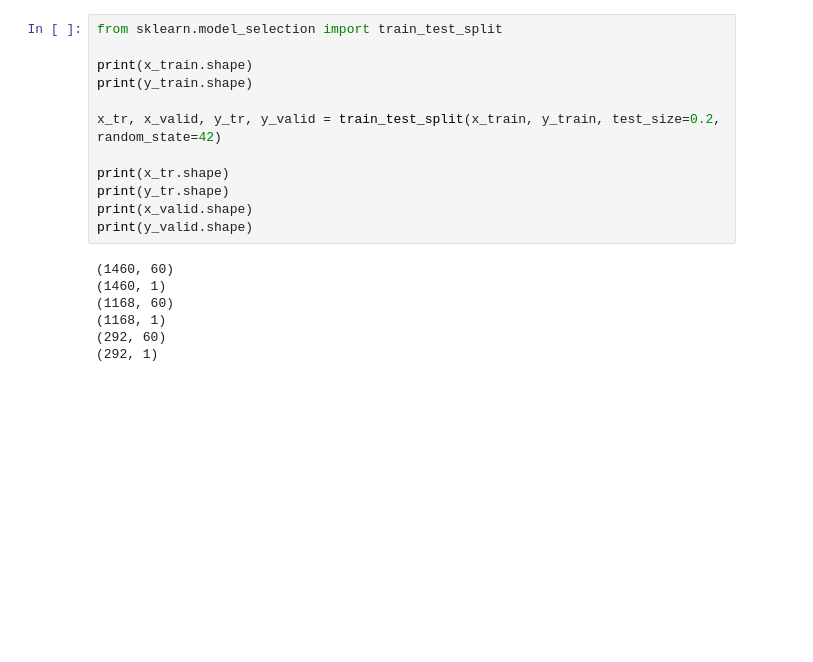
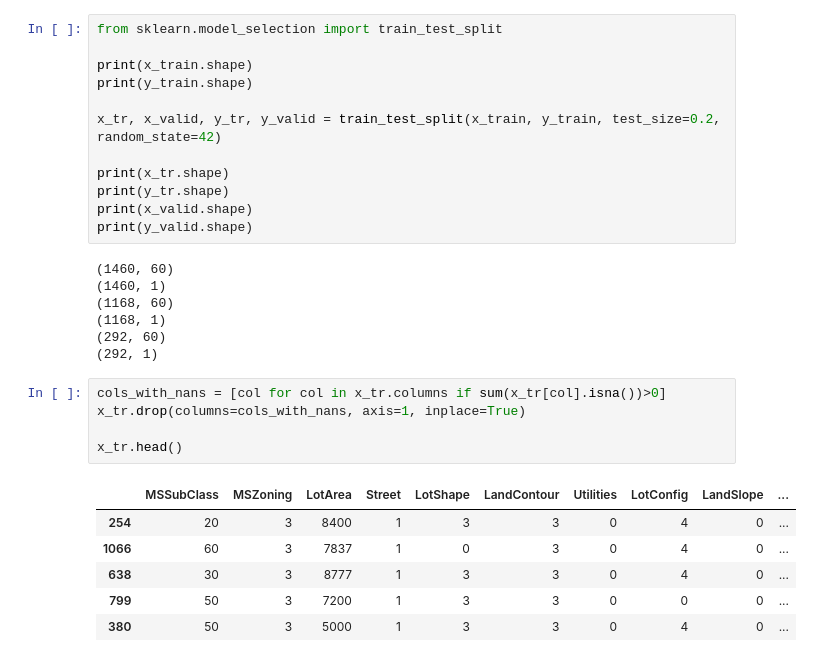
Before and after one commit to gauridargar/housepricing, a Jupyter notebook: notebook/model.ipynb, the cells around one changed output. Drawn from its saved outputs; the diff is of its cells as text; blank space fills up the shorter version.

```diff
--- a/notebook/model.ipynb
+++ b/notebook/model.ipynb
@@ -190,3 +178,15 @@ print(y_valid.shape)
 (1168, 1)
 (292, 60)
 (292, 1)
+# %%
+cols_with_nans = [col for col in x_tr.columns if sum(x_tr[col].isna())>0]
+x_tr.drop(columns=cols_with_nans, axis=1, inplace=True)
+
+x_tr.head()
+# %% [output]
+|  | MSSubClass | MSZoning | LotArea | Street | LotShape | LandContour | Utilities | LotConfig | LandSlope | ... |
+| 254 | 20 | 3 | 8400 | 1 | 3 | 3 | 0 | 4 | 0 | ... |
+| 1066 | 60 | 3 | 7837 | 1 | 0 | 3 | 0 | 4 | 0 | ... |
+| 638 | 30 | 3 | 8777 | 1 | 3 | 3 | 0 | 4 | 0 | ... |
+| 799 | 50 | 3 | 7200 | 1 | 3 | 3 | 0 | 0 | 0 | ... |
+| 380 | 50 | 3 | 5000 | 1 | 3 | 3 | 0 | 4 | 0 | ... |
```
Also changed, not shown: parts of 22 cells of this notebook, 3 other files.
